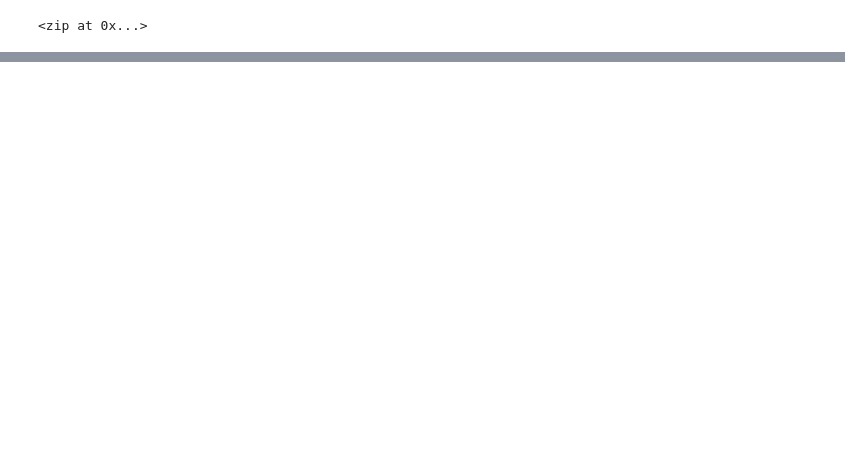
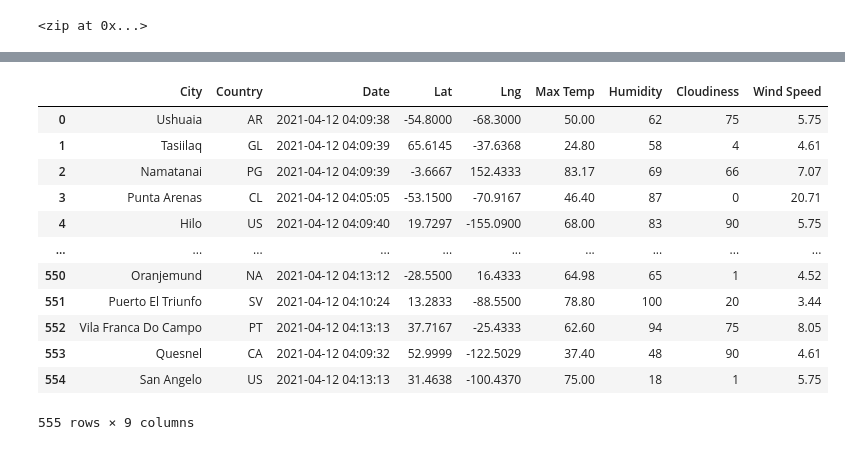
Before and after one commit to mayaeliza/World_Weather_Analysis, a Jupyter notebook: WeatherPy.ipynb, the cells around one changed output, grey strips where cells are left out. Drawn from its saved outputs; the diff is of its cells as text; code cells hidden in the pictures; blank space fills up the shorter version.

```diff
--- a/WeatherPy.ipynb
+++ b/WeatherPy.ipynb
@@ -33,0 +43,4 @@ len(cities)
+# %%
+# Starting URL for Weather Map API Call.
+url = "http://api.openweathermap.org/data/2.5/weather?units=Imperial&APPID=" + weather_api_key
+print(url)
@@ -33,0 +62,15 @@ len(cities)
+# %%
+# Loop through all the cities in the list.
+for i, city in enumerate(cities):
+
+    # Group cities in sets of 50 for logging purposes.
+    if (i % 50 == 0 and i >= 50):
+        set_count += 1
+        record_count = 1
+    # Create endpoint URL with each city.
+    city_url = url + "&q=" + city.replace(" ","+")
+
+    # Log the URL, record, and set numbers and the city.
+    print(f"Processing Record {record_count} of Set {set_count} | {city}")
+    # Add 1 to the record count.
+    record_count += 1
@@ -33,0 +95,16 @@ len(cities)
+# %%
+# Loop through all the cities in the list.
+    # work around potential errors
+for i, city in enumerate(cities):
+
+    # Group cities in sets of 50 for logging purposes.
+    if (i % 50 == 0 and i >= 50):
+        set_count += 1
+        record_count = 1
+    # Create endpoint URL with each city.
+    city_url = url + "&q=" + city.replace(" ","+")
+
+    # Log the URL, record, and set numbers and the city.
+    print(f"Processing Record {record_count} of Set {set_count} | {city}")
+    # Add 1 to the record count.
+    record_count += 1
@@ -33,0 +205,4 @@ len(cities)
+# %%
+# Convert the array of dictionaries to a Pandas DataFrame.
+city_data_df = pd.DataFrame(city_data)
+city_data_df.head(10)
@@ -33,0 +221,19 @@ len(cities)
+# %%
+# Reorder columns of df
+new_column_order = ["City", "Country", "Date", "Lat", "Lng", "Max Temp", "Humidity", "Cloudiness", "Wind Speed"]
+df = city_data_df[new_column_order]
+df
+# %% [output]
+|  | City | Country | Date | Lat | Lng | Max Temp | Humidity | Cloudiness | Wind Speed |
+| 0 | Ushuaia | AR | 2021-04-12 04:09:38 | -54.8000 | -68.3000 | 50.00 | 62 | 75 | 5.75 |
+| 1 | Tasiilaq | GL | 2021-04-12 04:09:39 | 65.6145 | -37.6368 | 24.80 | 58 | 4 | 4.61 |
+| 2 | Namatanai | PG | 2021-04-12 04:09:39 | -3.6667 | 152.4333 | 83.17 | 69 | 66 | 7.07 |
+| 3 | Punta Arenas | CL | 2021-04-12 04:05:05 | -53.1500 | -70.9167 | 46.40 | 87 | 0 | 20.71 |
+| 4 | Hilo | US | 2021-04-12 04:09:40 | 19.7297 | -155.0900 | 68.00 | 83 | 90 | 5.75 |
+| ... | ... | ... | ... | ... | ... | ... | ... | ... | ... |
+| 550 | Oranjemund | NA | 2021-04-12 04:13:12 | -28.5500 | 16.4333 | 64.98 | 65 | 1 | 4.52 |
+| 551 | Puerto El Triunfo | SV | 2021-04-12 04:10:24 | 13.2833 | -88.5500 | 78.80 | 100 | 20 | 3.44 |
+| 552 | Vila Franca Do Campo | PT | 2021-04-12 04:13:13 | 37.7167 | -25.4333 | 62.60 | 94 | 75 | 8.05 |
+| 553 | Quesnel | CA | 2021-04-12 04:09:32 | 52.9999 | -122.5029 | 37.40 | 48 | 90 | 4.61 |
+| 554 | San Angelo | US | 2021-04-12 04:13:13 | 31.4638 | -100.4370 | 75.00 | 18 | 1 | 5.75 |
+555 rows × 9 columns
```
Also changed, not shown: parts of 12 cells of this notebook, 4 other files.
